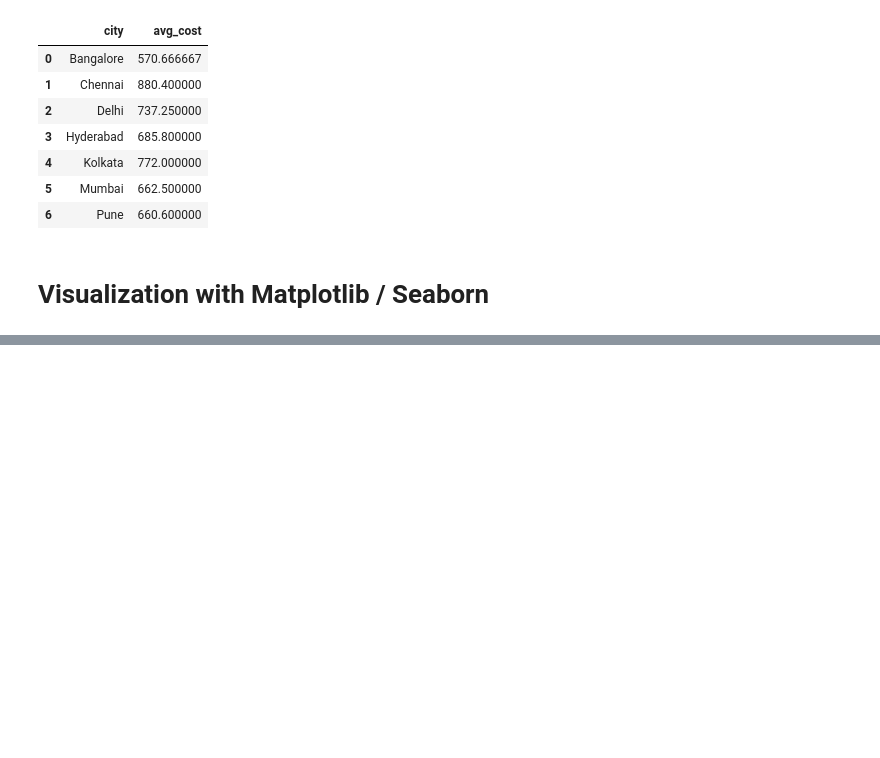
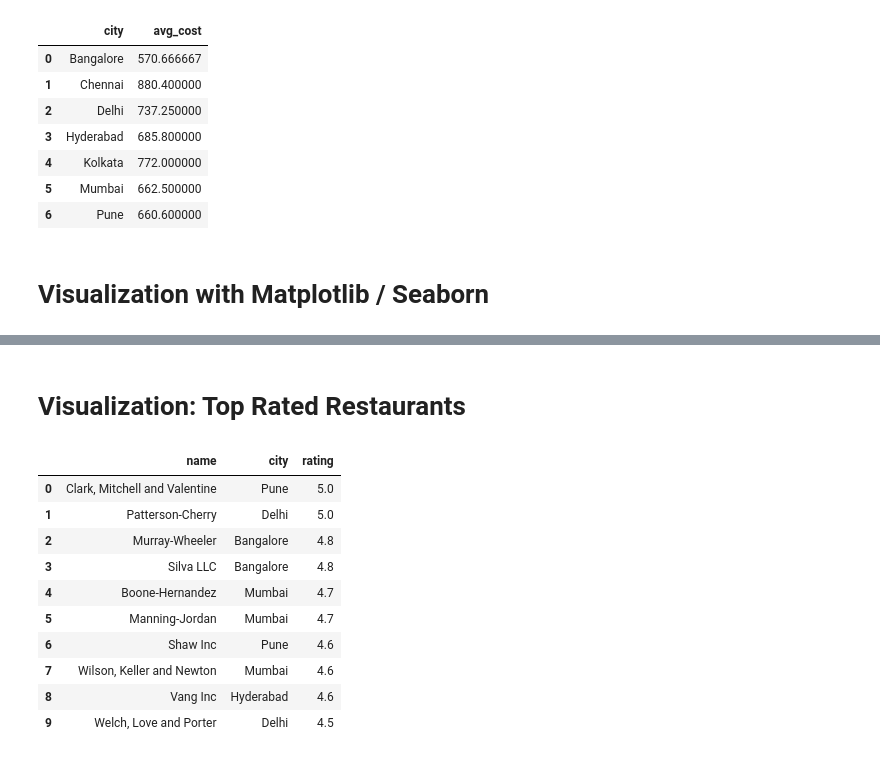
Before and after one commit to SuraSammour12/SQL-Python, a Jupyter notebook: 07_food_delivery_sql_analysis.ipynb, the cells around one changed output, grey strips where cells are left out. Cells and saved outputs as stored; diff of their text form; code cells hidden in the pictures; blank space fills up the shorter version.

```diff
--- a/07_food_delivery_sql_analysis.ipynb
+++ b/07_food_delivery_sql_analysis.ipynb
@@ -188,0 +194,23 @@ plt.show()
+# %% [markdown]
+#  Visualization: Top Rated Restaurants
+# %%
+query = """
+select name, city, rating
+from restaurants
+order by rating desc
+limit 10;
+"""
+top_rated = pd.read_sql_query(query, conn)
+top_rated
+# %% [output]
+|  | name | city | rating |
+| 0 | Clark, Mitchell and Valentine | Pune | 5.0 |
+| 1 | Patterson-Cherry | Delhi | 5.0 |
+| 2 | Murray-Wheeler | Bangalore | 4.8 |
+| 3 | Silva LLC | Bangalore | 4.8 |
+| 4 | Boone-Hernandez | Mumbai | 4.7 |
+| 5 | Manning-Jordan | Mumbai | 4.7 |
+| 6 | Shaw Inc | Pune | 4.6 |
+| 7 | Wilson, Keller and Newton | Mumbai | 4.6 |
+| 8 | Vang Inc | Hyderabad | 4.6 |
+| 9 | Welch, Love and Porter | Delhi | 4.5 |
```
Also changed, not shown: parts of 5 cells of this notebook.
